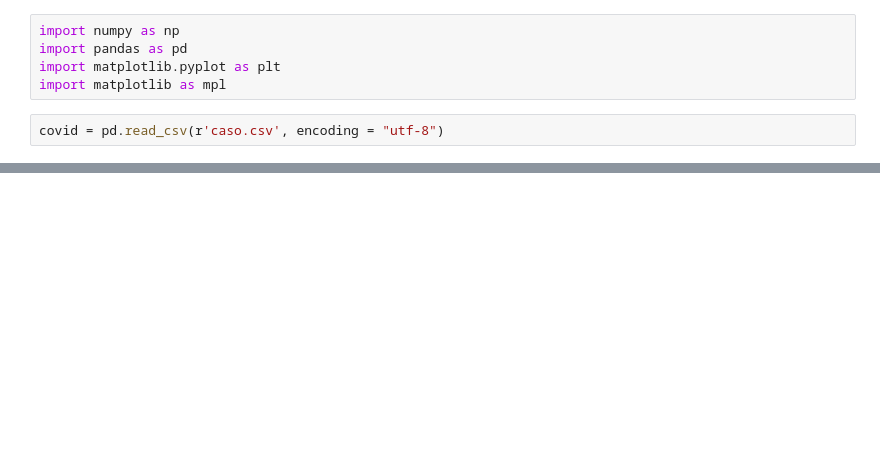
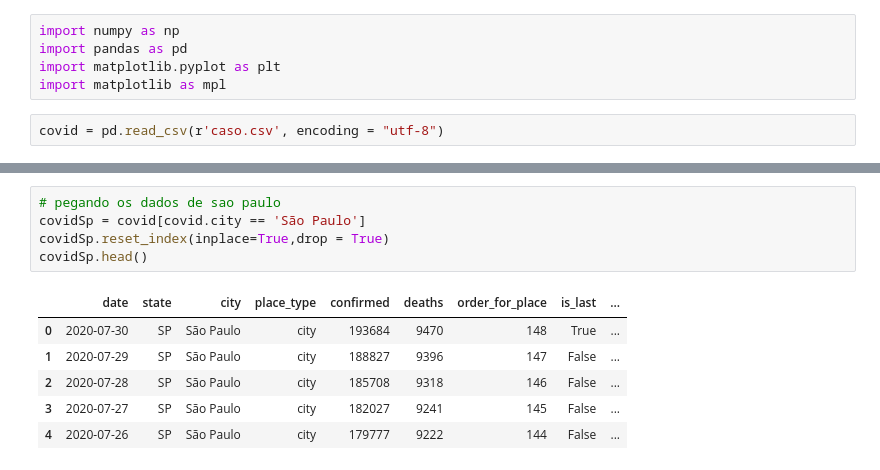
Before and after one commit to mathlimma/data-science-project-1, a Jupyter notebook: covid19.ipynb, the cells around one changed output, grey strips where cells are left out. Drawn from its saved outputs; the diff is of its cells as text; blank space fills up the shorter version.

```diff
--- a/covid19.ipynb
+++ b/covid19.ipynb
@@ -21,0 +22,12 @@ plt.plot(((covid['city'] == 'Recife'))/len(covid['city']))
+# %%
+# pegando os dados de sao paulo
+covidSp = covid[covid.city == 'São Paulo']
+covidSp.reset_index(inplace=True,drop = True)
+covidSp.head()
+# %% [output]
+|  | date | state | city | place_type | confirmed | deaths | order_for_place | is_last | ... |
+| 0 | 2020-07-30 | SP | São Paulo | city | 193684 | 9470 | 148 | True | ... |
+| 1 | 2020-07-29 | SP | São Paulo | city | 188827 | 9396 | 147 | False | ... |
+| 2 | 2020-07-28 | SP | São Paulo | city | 185708 | 9318 | 146 | False | ... |
+| 3 | 2020-07-27 | SP | São Paulo | city | 182027 | 9241 | 145 | False | ... |
+| 4 | 2020-07-26 | SP | São Paulo | city | 179777 | 9222 | 144 | False | ... |
```
Also changed, not shown: parts of 7 cells of this notebook.
